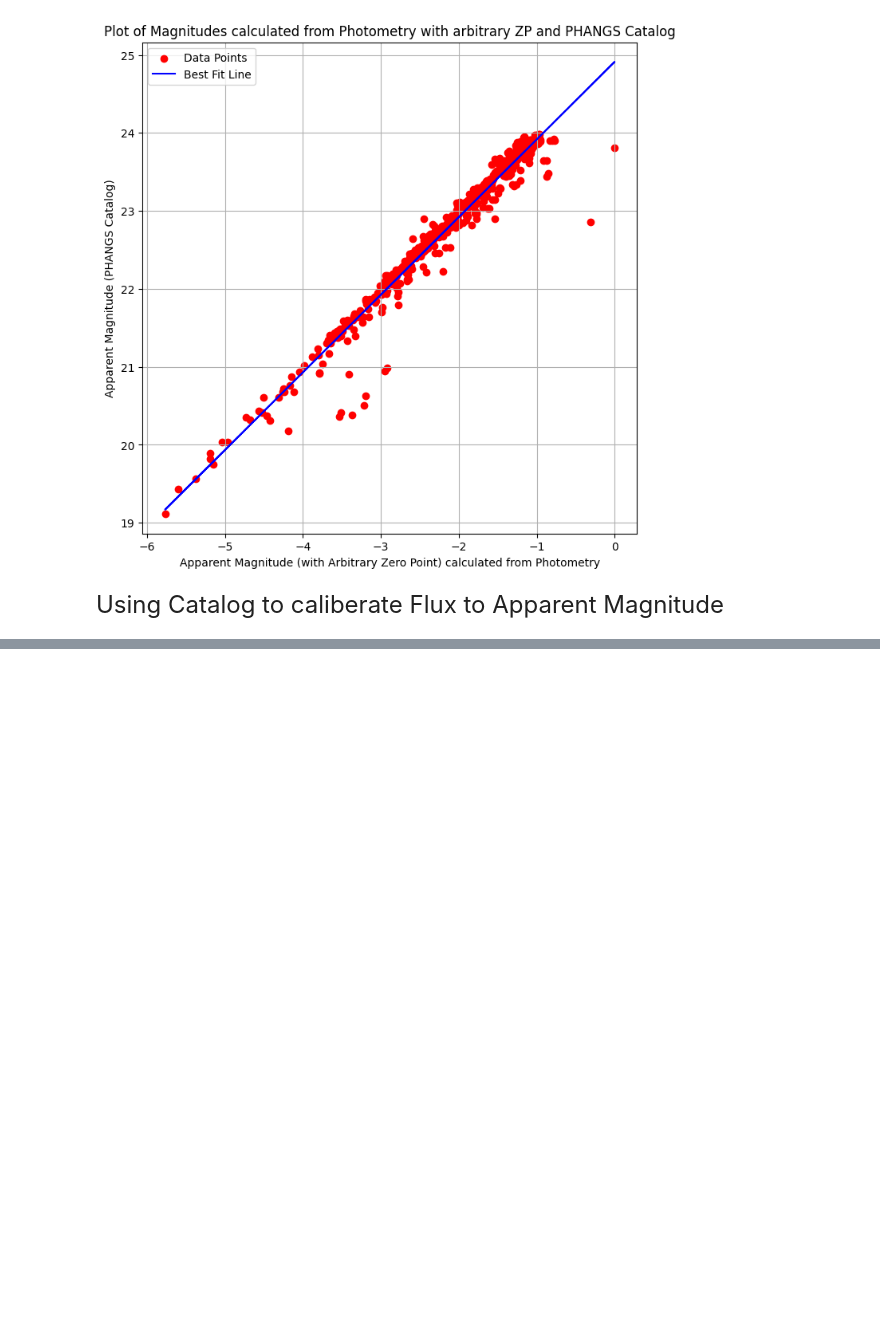
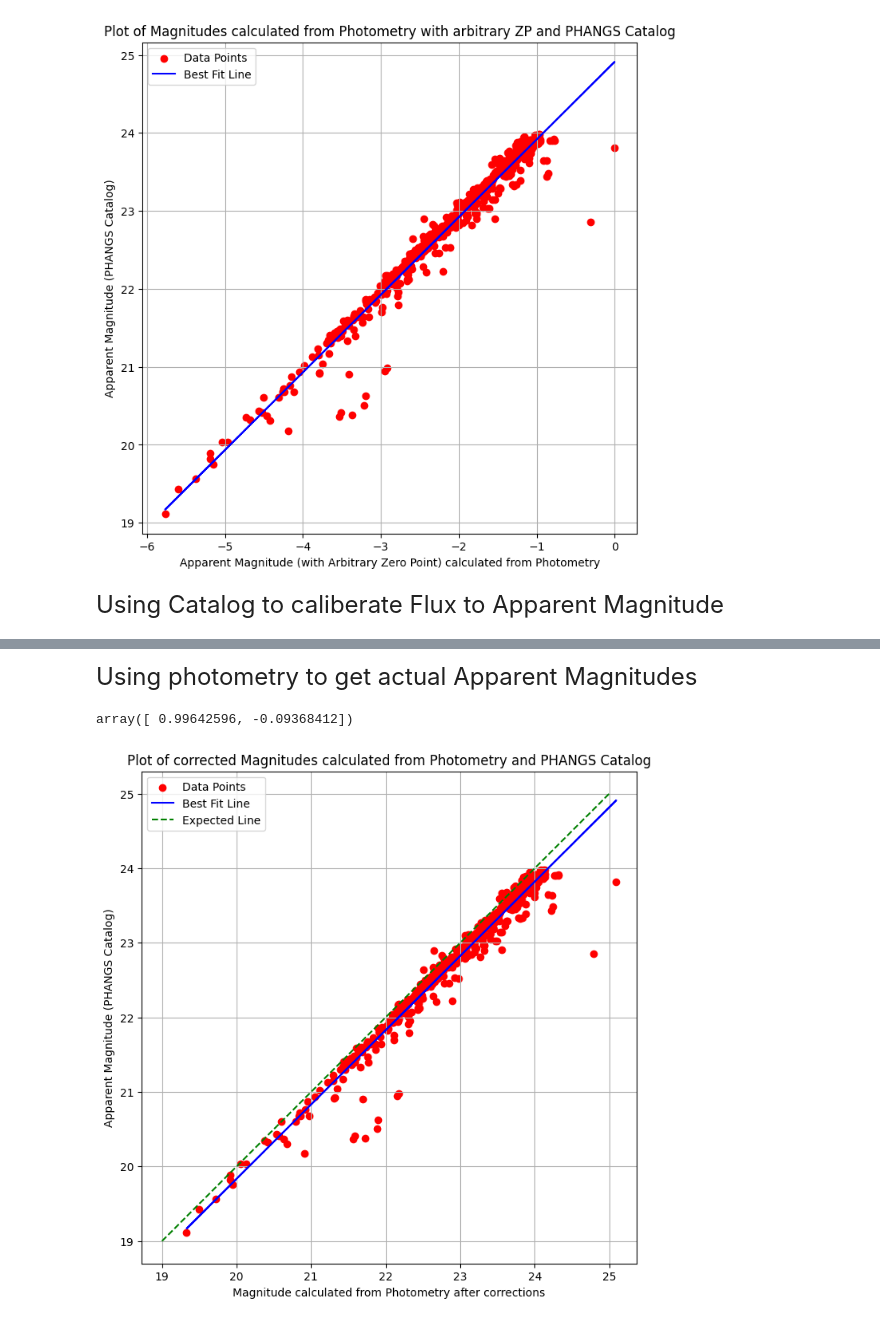
Before and after one commit to MalayKedia/studying_cluster_properties-KSP, a Jupyter notebook: FluxCalculationForClusters/cluster_flux_calc_using_img.ipynb, the cells around one changed output, grey strips where cells are left out. Cells and saved outputs as stored; diff of their text form; code cells hidden in the pictures; blank space fills up the shorter version.

Commit message:
App mag from photometry with corrections

```diff
--- a/FluxCalculationForClusters/cluster_flux_calc_using_img.ipynb
+++ b/FluxCalculationForClusters/cluster_flux_calc_using_img.ipynb
@@ -207,3 +207,39 @@ Table length=1
 |  |  |  | milliarcseconds | ABMag |  | arcseconds | arcseconds |  | ... |
 | object | float64 | float64 | float64 | float64 | int64 | float64 | float64 | int32 | ... |
 | Y | 2.344772761518305 | 0.0 | 0.0 | 0.04072757065296173 | 8935191551598 | 0.32679998874664307 | 0.0 | 1 | ... |
+# %% [markdown]
+<font size="5">Using photometry to get actual Apparent Magnitudes</font>
+# %%
+invSensitivity=img_details['PHOTFNU']# Inverse sensitivity in Jy*sec/e-
+
+phot_table['flux_uncorrected_Jy']=phot_table['aperture_sum_bkgsub']*invSensitivity
+phot_table['uncorrected_AB_mag']=-2.5*np.log10(phot_table['flux_uncorrected_Jy'])+8.9
+
+mAB_to_Vega555=-0.048 # Vega magnitude to be subtracted from the AB magnitude above for different bands
+extinction_factor_V=0.0957
+aperture_corr_V=-0.67
+
+
+phot_table['corrected_app_mag']=phot_table['uncorrected_AB_mag']-mAB_to_Vega555+aperture_corr_V-extinction_factor_V
+# %%
+coefficients = np.polyfit(phot_table['corrected_app_mag'], app_mag_PHANGS, 1)
+best_fit_line = np.polyval(coefficients, phot_table['corrected_app_mag'])
+
+coefficients
+# %% [output]
+array([ 0.99642596, -0.09368412])
+# %%
+plt.figure(figsize=(8,8))
+plt.scatter(phot_table['corrected_app_mag'], app_mag_PHANGS, color='red', label='Data Points')
+plt.plot(phot_table['corrected_app_mag'], best_fit_line, 'b-', label='Best Fit Line')
+plt.plot([19,25],[19,25],linestyle='dashed', color='green', label='Expected Line')
+plt.xlabel('Magnitude calculated from Photometry after corrections')
+plt.ylabel('Apparent Magnitude (PHANGS Catalog)')
+plt.title('Plot of corrected Magnitudes calculated from Photometry and PHANGS Catalog')
+plt.grid()
+plt.legend()
+plt.axis('equal')
+# plt.savefig('Comp_Mag_corrected.png')
+plt.show()
+# %% [output]
+[figure, added]
```
Also changed, not shown: 1 other file.
